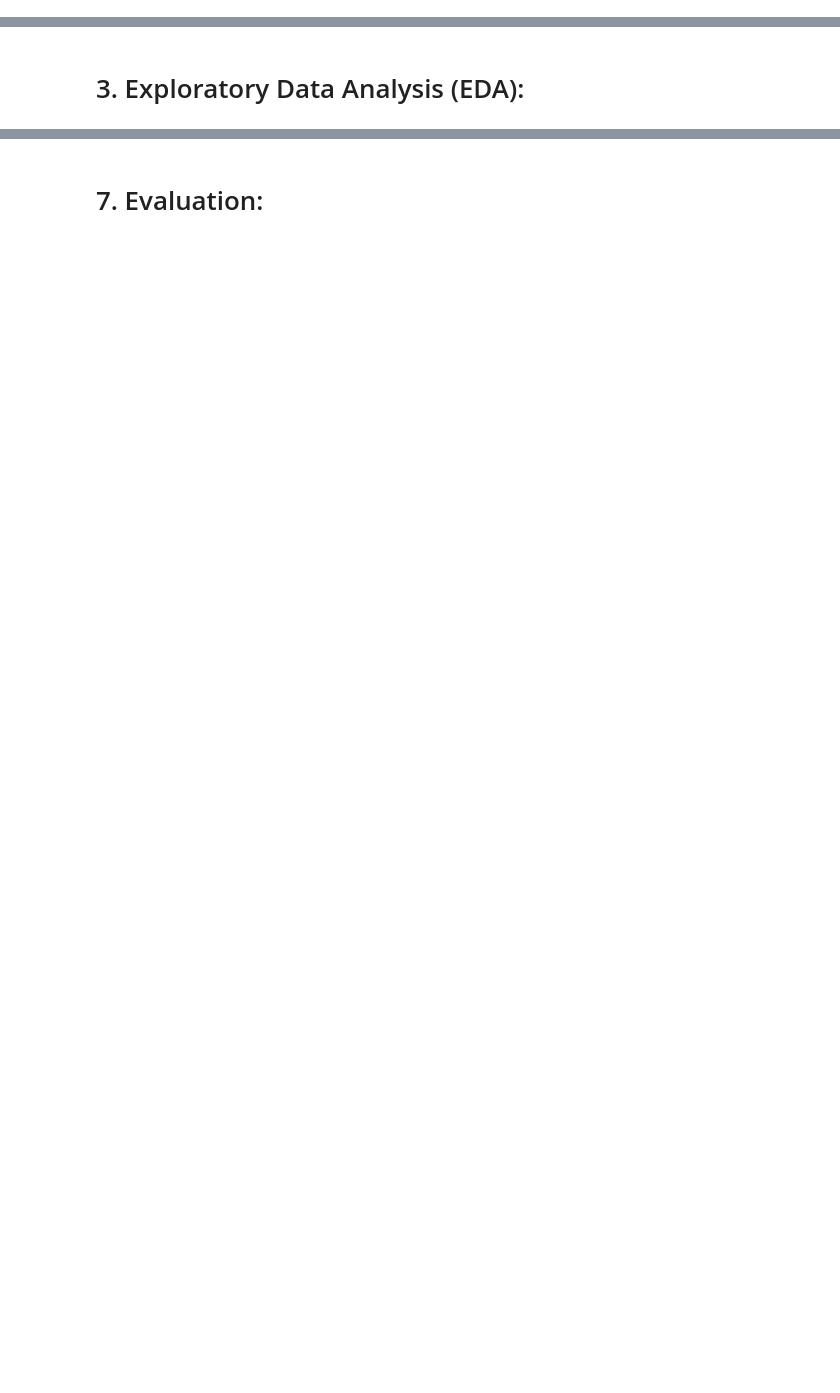
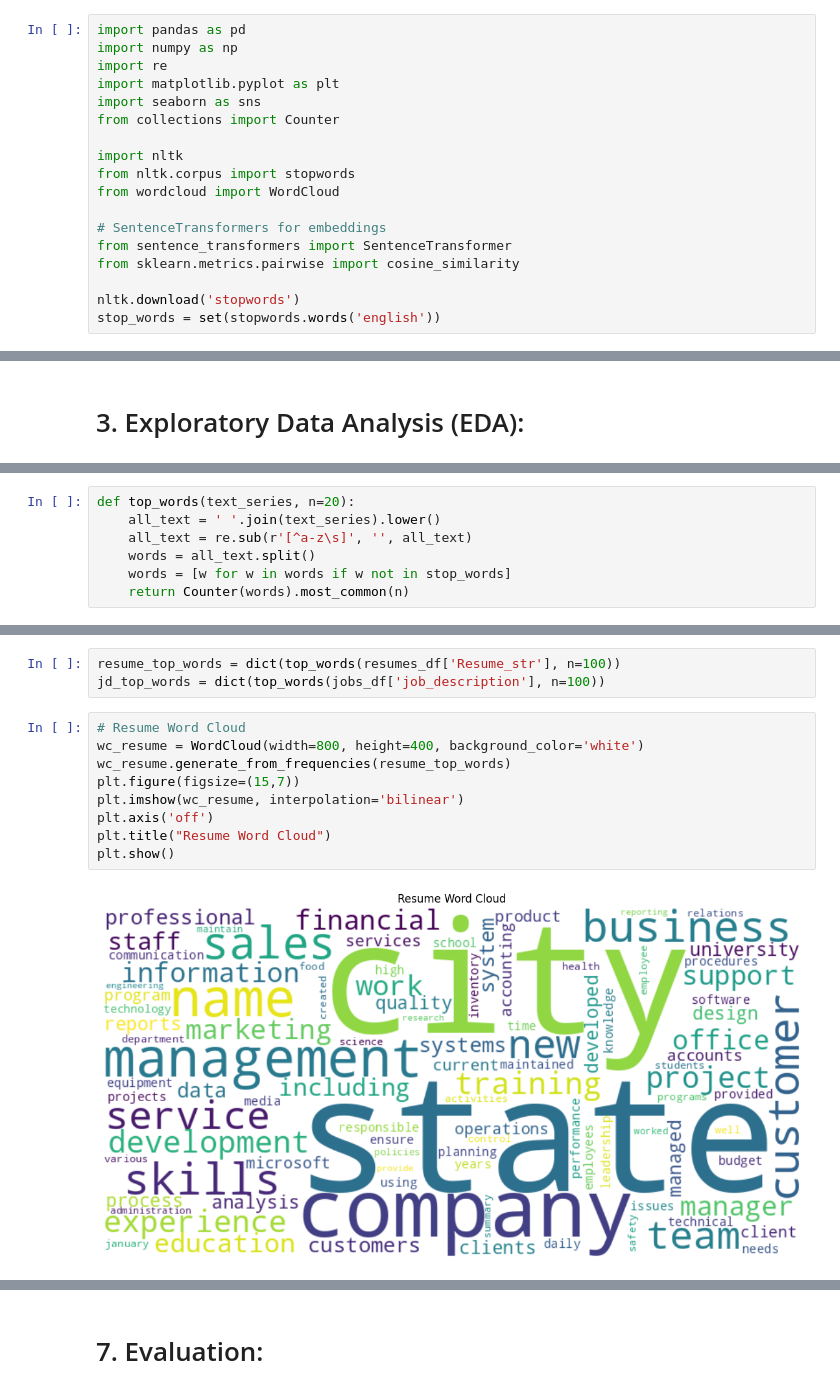
Before and after one commit to 7LuxinC/Master-FYP, a Jupyter notebook: notebooks/exp5-resume-scoring-and-job-matching-ii.ipynb, the cells around one changed output, grey strips where cells are left out. Drawn from its saved outputs; the diff is of its cells as text; blank space fills up the shorter version.

```diff
--- a/notebooks/exp5-resume-scoring-and-job-matching-ii.ipynb
+++ b/notebooks/exp5-resume-scoring-and-job-matching-ii.ipynb
@@ -21,0 +3,18 @@ E0000 00:00:1756421660.793361      19 cuda_blas.cc:1418] Unable to register cuBL
+# %%
+import pandas as pd
+import numpy as np
+import re
+import matplotlib.pyplot as plt
+import seaborn as sns
+from collections import Counter
+
+import nltk
+from nltk.corpus import stopwords
+from wordcloud import WordCloud
+
+# SentenceTransformers for embeddings
+from sentence_transformers import SentenceTransformer
+from sklearn.metrics.pairwise import cosine_similarity
+
+nltk.download('stopwords')
+stop_words = set(stopwords.words('english'))
@@ -94,0 +129,7 @@ plt.show()
+# %%
+def top_words(text_series, n=20):
+    all_text = ' '.join(text_series).lower()
+    all_text = re.sub(r'[^a-z\s]', '', all_text)
+    words = all_text.split()
+    words = [w for w in words if w not in stop_words]
+    return Counter(words).most_common(n)
@@ -94,0 +143,14 @@ plt.show()
+# %%
+resume_top_words = dict(top_words(resumes_df['Resume_str'], n=100))
+jd_top_words = dict(top_words(jobs_df['job_description'], n=100))
+# %%
+# Resume Word Cloud
+wc_resume = WordCloud(width=800, height=400, background_color='white')
+wc_resume.generate_from_frequencies(resume_top_words)
+plt.figure(figsize=(15,7))
+plt.imshow(wc_resume, interpolation='bilinear')
+plt.axis('off')
+plt.title("Resume Word Cloud")
+plt.show()
+# %% [output]
+[figure, added]
```
Also changed, not shown: parts of 51 cells of this notebook, 5 other files.
